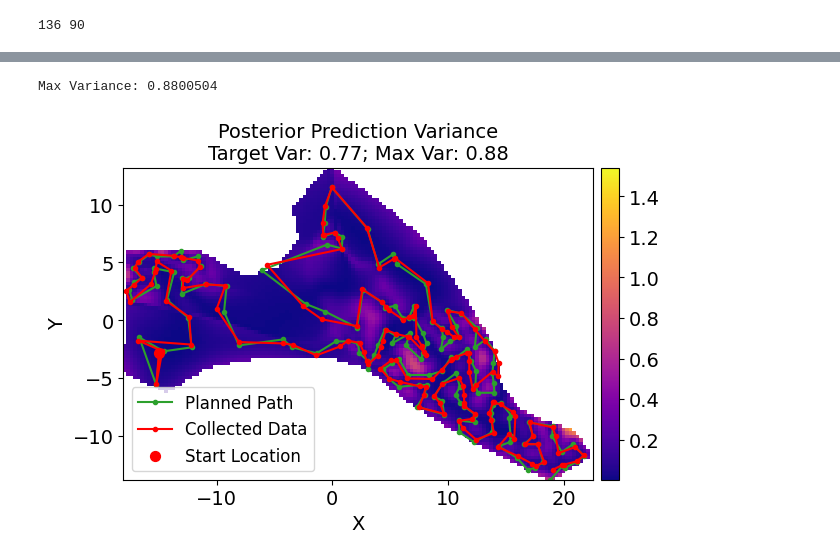
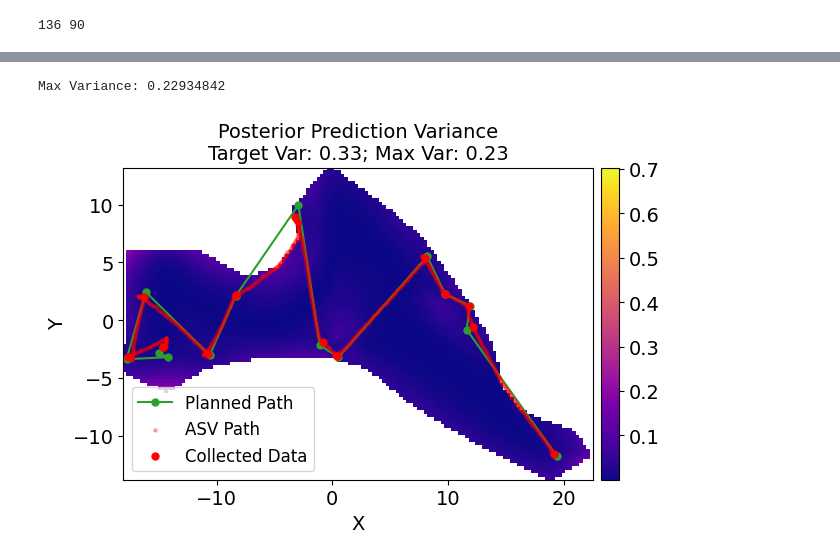
Before and after one commit to itskalvik/ros_sgp_tools, a Jupyter notebook: scripts/postprocess.ipynb, the cells around one changed output, grey strips where cells are left out. Drawn from its saved outputs; the diff is of its cells as text; code cells hidden in the pictures.

```diff
--- a/scripts/postprocess.ipynb
+++ b/scripts/postprocess.ipynb
@@ -45,6 +45,6 @@ W0000 00:00:1767994409.563723   83776 computation_placer.cc:177] computation pla
 To enable the following instructions: AVX2 AVX_VNNI FMA, in other operations, rebuild TensorFlow with the appropriate compiler flags.
 # %%
-mission_log = "../launch/data/Coverage-mission-2026-01-08-23-59-54"
+mission_log = "../launch/data/Coverage-mission-2026-01-17-21-22-46"
 num_samples = 5000
 
 # data file
@@ -70,7 +70,8 @@ with h5py.File(fname, "r") as f:
             sol_path = f[key][:].astype(float)
 
 print(f'Mission Log: {mission_log}')
-print(f'Number of data samples: {X.shape[0]}')
+print(f'Number of initial data samples: {X_init.shape[0]}')
+print(f'Number of solution data samples: {X.shape[0]}')
 print(f'Number of reconstruction samples: {num_samples}')
 
 X_candidates = X_objective
@@ -254,35 +255,35 @@ print("Max Variance:", var_post.numpy().max())
 mean, var = gpr_post.predict_f(X_grid.astype(np.float32))
 mean = mean.numpy()
 var = var.numpy()
 var[outside_idx] = np.nan
 
 fig, ax = plt.subplots()
 
 im = ax.imshow(
     var.reshape(num_x, num_y).T,
     origin='lower',
     extent=extent,
     vmin=var_min,
     vmax=var_max,
     cmap='plasma'
 )
 ax.set_aspect('equal')
 
 divider = make_axes_locatable(ax)
 cax = divider.append_axes("right", size="4%", pad=0.08)  # thickness + spacing
 fig.colorbar(im, cax=cax)
 
-ax.plot(sol_path[:, 0], sol_path[:, 1], c='C2', marker='o', markersize=3, label='Planned Path')
-ax.plot(sol_X[:, 0], sol_X[:, 1], c='r', marker='o', markersize=3, label='Collected Data')
-ax.scatter(sol_path[0, 0], sol_path[0, 1], c='r', s=50, label='Start Location', zorder=10)
+ax.plot(sol_path[:, 0], sol_path[:, 1], c='C2', marker='o', markersize=5, label='Planned Path')
+ax.scatter(X[:, 0], X[:, 1], c='r', s=5, label='ASV Path', zorder=10, alpha=0.3)
+ax.scatter(sol_X[:, 0], sol_X[:, 1], c='r', s=25, label='Collected Data', zorder=10)
 
 ax.set_xlabel('X')
 ax.set_ylabel('Y')
 ax.legend(loc='lower left')
 ax.set_title(f'Posterior Prediction Variance\nTarget Var: {var_prior.numpy().max()*0.5:.2f}; Max Var: {var_post.numpy().max():.2f}')
 fig.savefig("global_post", bbox_inches="tight")
 
 plt.show()
 # %% [output]
-Max Variance: 0.8800504
+Max Variance: 0.22934842
-[figure, old version]
+[figure, new version]
```
Also changed, not shown: parts of 4 cells of this notebook.
